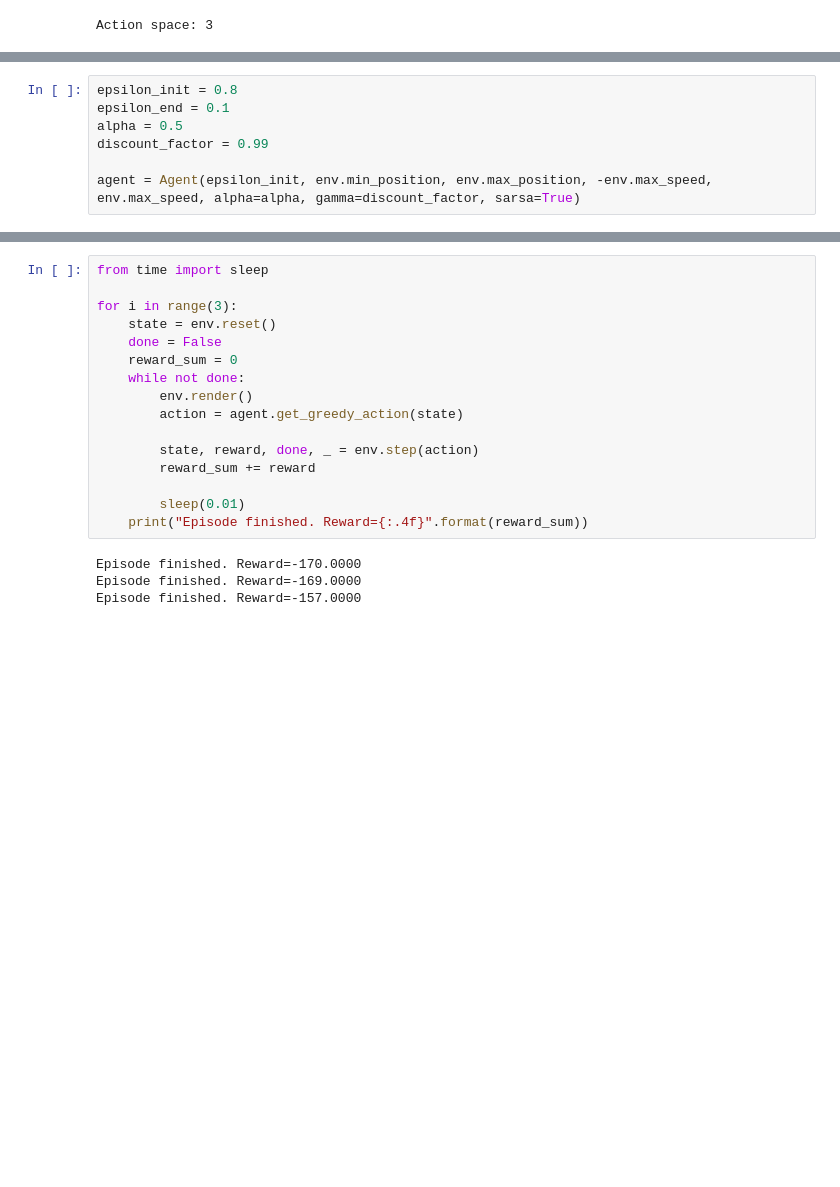
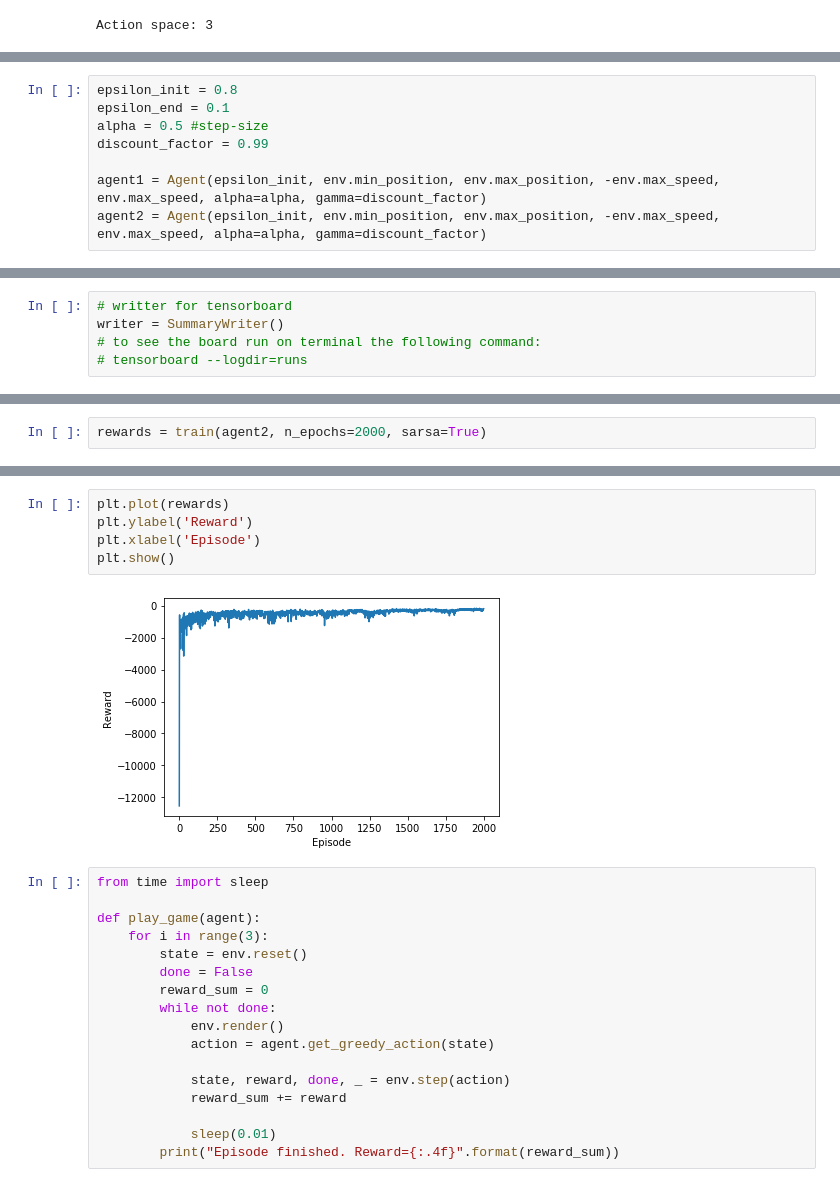
Before and after one commit to elisiojsj/Q-Learning, a Jupyter notebook: Value-Based/Tabular-QLearning-SARSA-MountainCar.ipynb, the cells around one changed output, grey strips where cells are left out. Drawn from its saved outputs; the diff is of its cells as text; blank space fills up the shorter version.

Commit message:
code refactored, tensorboard added

```diff
--- a/Value-Based/Tabular-QLearning-SARSA-MountainCar.ipynb
+++ b/Value-Based/Tabular-QLearning-SARSA-MountainCar.ipynb
@@ -80,7 +86,8 @@ class Agent():
 # %%
 epsilon_init = 0.8
 epsilon_end = 0.1
-alpha = 0.5
+alpha = 0.5 #step-size
 discount_factor = 0.99
 
-agent = Agent(epsilon_init, env.min_position, env.max_position, -env.max_speed, env.max_speed, alpha=alpha, gamma=discount_factor, sarsa=True)
+agent1 = Agent(epsilon_init, env.min_position, env.max_position, -env.max_speed, env.max_speed, alpha=alpha, gamma=discount_factor)
+agent2 = Agent(epsilon_init, env.min_position, env.max_position, -env.max_speed, env.max_speed, alpha=alpha, gamma=discount_factor)
@@ -119 +94,6 @@ for keys,values in agent.q_table.items():
+# %%
+# writter for tensorboard
+writer = SummaryWriter()
+# to see the board run on terminal the following command:
+# tensorboard --logdir=runs
 # %%
@@ -195,0 +157,2 @@ plt.show()
+# %%
+rewards = train(agent2, n_epochs=2000, sarsa=True)
@@ -196,20 +177,24 @@ plt.show()
+# %%
+plt.plot(rewards)
+plt.ylabel('Reward')
+plt.xlabel('Episode')
+plt.show()
+# %% [output]
+[figure, added]
 # %%
 from time import sleep
 
-for i in range(3):
-    state = env.reset()
-    done = False
-    reward_sum = 0
-    while not done:
-        env.render()
-        action = agent.get_greedy_action(state)
+def play_game(agent):
+    for i in range(3):
+        state = env.reset()
+        done = False
+        reward_sum = 0
+        while not done:
+            env.render()
+            action = agent.get_greedy_action(state)
 
-        state, reward, done, _ = env.step(action)
-        reward_sum += reward
+            state, reward, done, _ = env.step(action)
+            reward_sum += reward
 
-        sleep(0.01)
-    print("Episode finished. Reward={:.4f}".format(reward_sum))
+            sleep(0.01)
+        print("Episode finished. Reward={:.4f}".format(reward_sum))
-# %% [output]
-Episode finished. Reward=-170.0000
-Episode finished. Reward=-169.0000
-Episode finished. Reward=-157.0000
```
Also changed, not shown: parts of 12 cells of this notebook.
